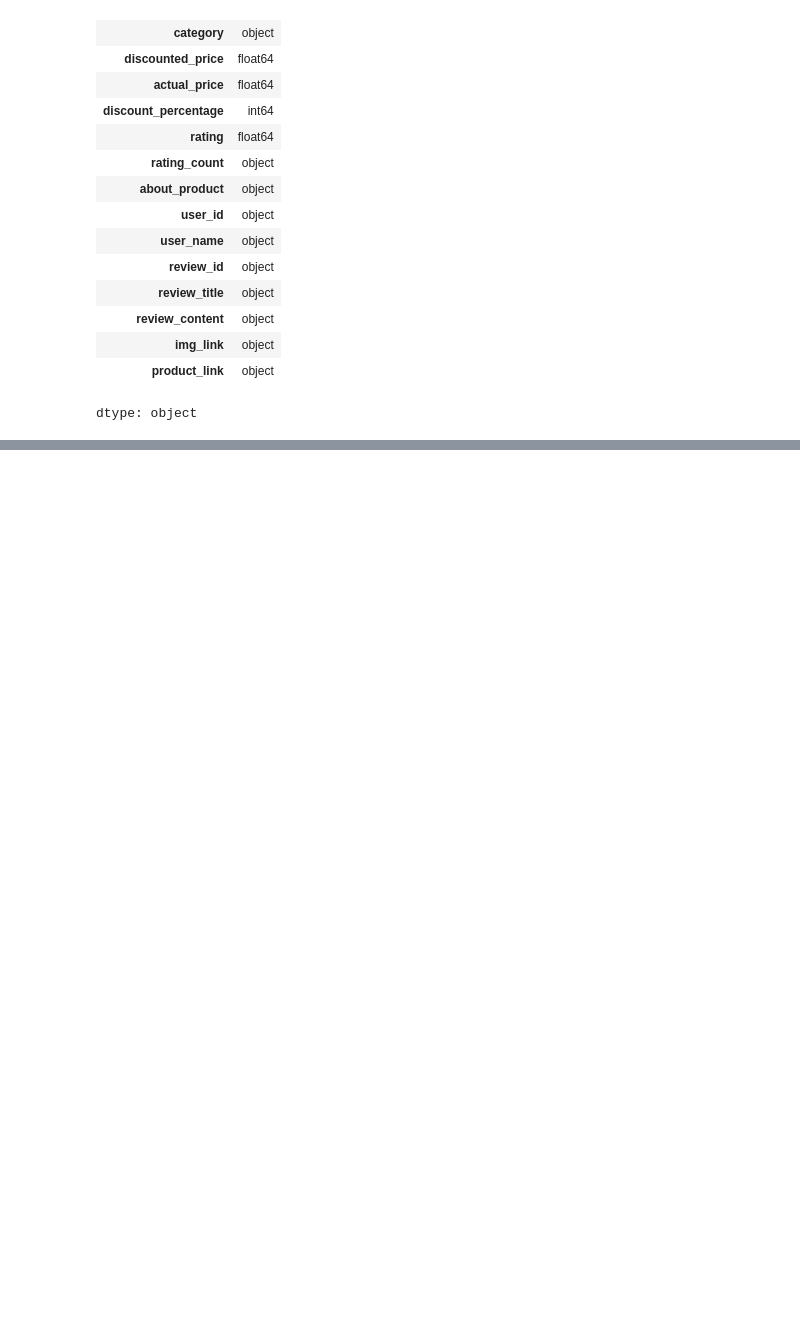
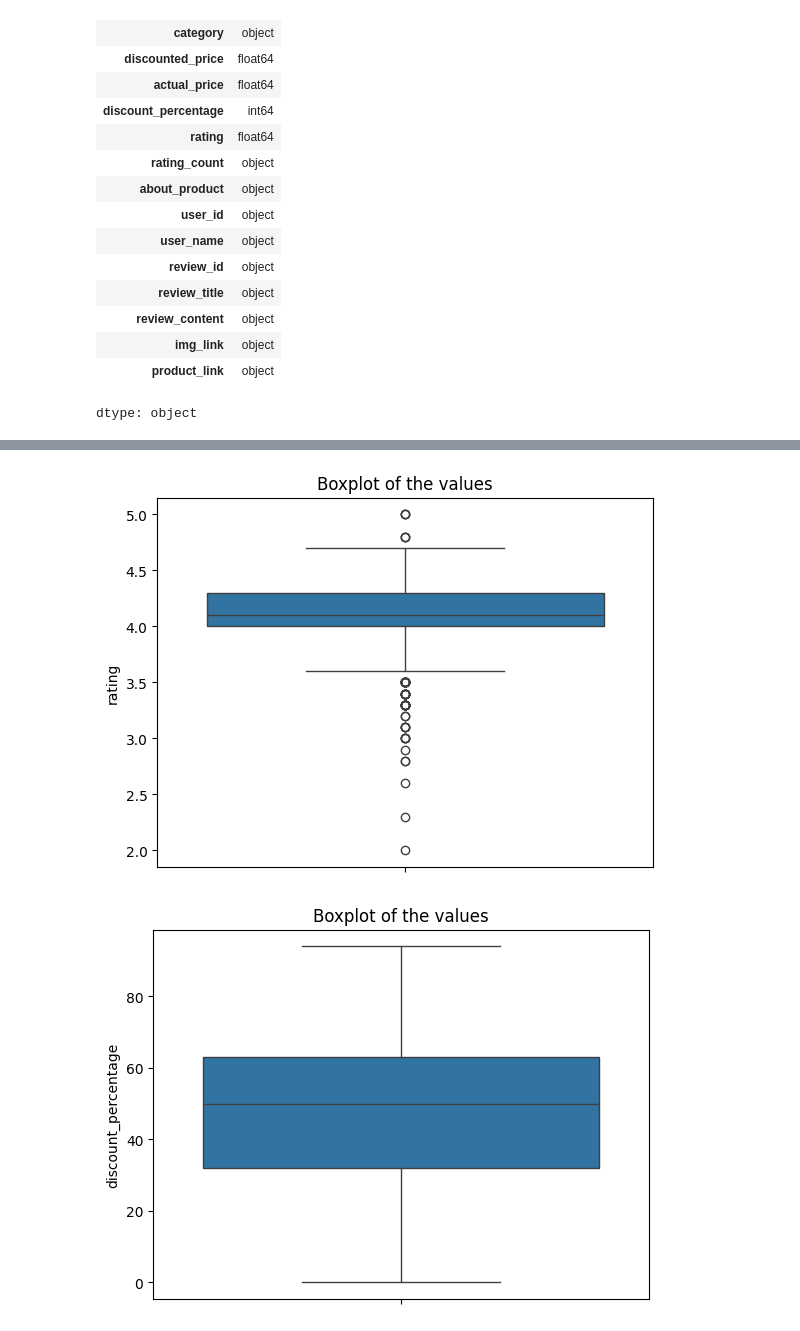
Before and after one commit to Harin22/data-wrangling-visualization, a Jupyter notebook: Data_preprocessing_(in_depth).ipynb, the cells around one changed output, grey strips where cells are left out. Saved outputs shown, nothing was run; the diff lists cells and outputs as text; code cells hidden in the pictures; blank space fills up the shorter version.

Commit message:
Ongoing data preprocessing : handled null values, removed duplicates, identified outliers with histograms and scatter plots.

```diff
--- a/Data_preprocessing_(in_depth).ipynb
+++ b/Data_preprocessing_(in_depth).ipynb
@@ -96,0 +101,8 @@ dtype: object
+# %%
+
+mean_rating_count = df['rating_count'].mean() #Filling with Mean
+df['rating_count'] = df['rating_count'].fillna(mean_rating_count)
+display(df.dtypes)
+
+#median_rating_count = df['rating_count'].astype(float).median() #also Filled with Median
+#df['rating_count'] = df['rating_count'].fillna(median_rating_count)
@@ -96,0 +154,13 @@ dtype: object
+# %%
+#finding if there is any outlier values
+
+import seaborn as sns
+
+values = ['rating', 'discount_percentage', 'actual_price', 'discounted_price', 'rating_count']
+for v in values:
+  sns.boxplot(df[v])
+  plt.title("Boxplot of the values")
+  plt.show()
+# %% [output]
+[figure, added]
+[figure, added]
```
Also changed, not shown: parts of 5 cells of this notebook.
